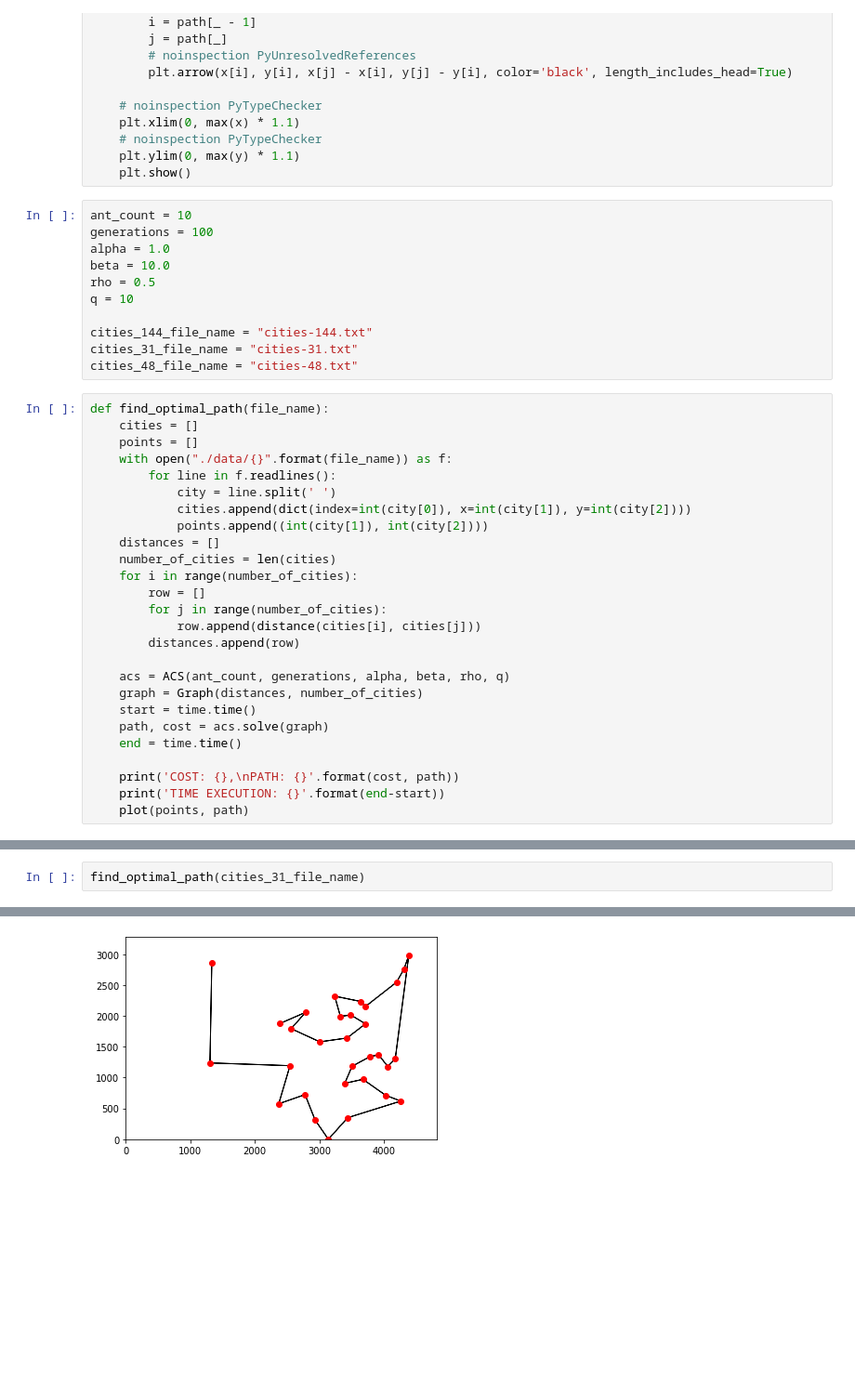
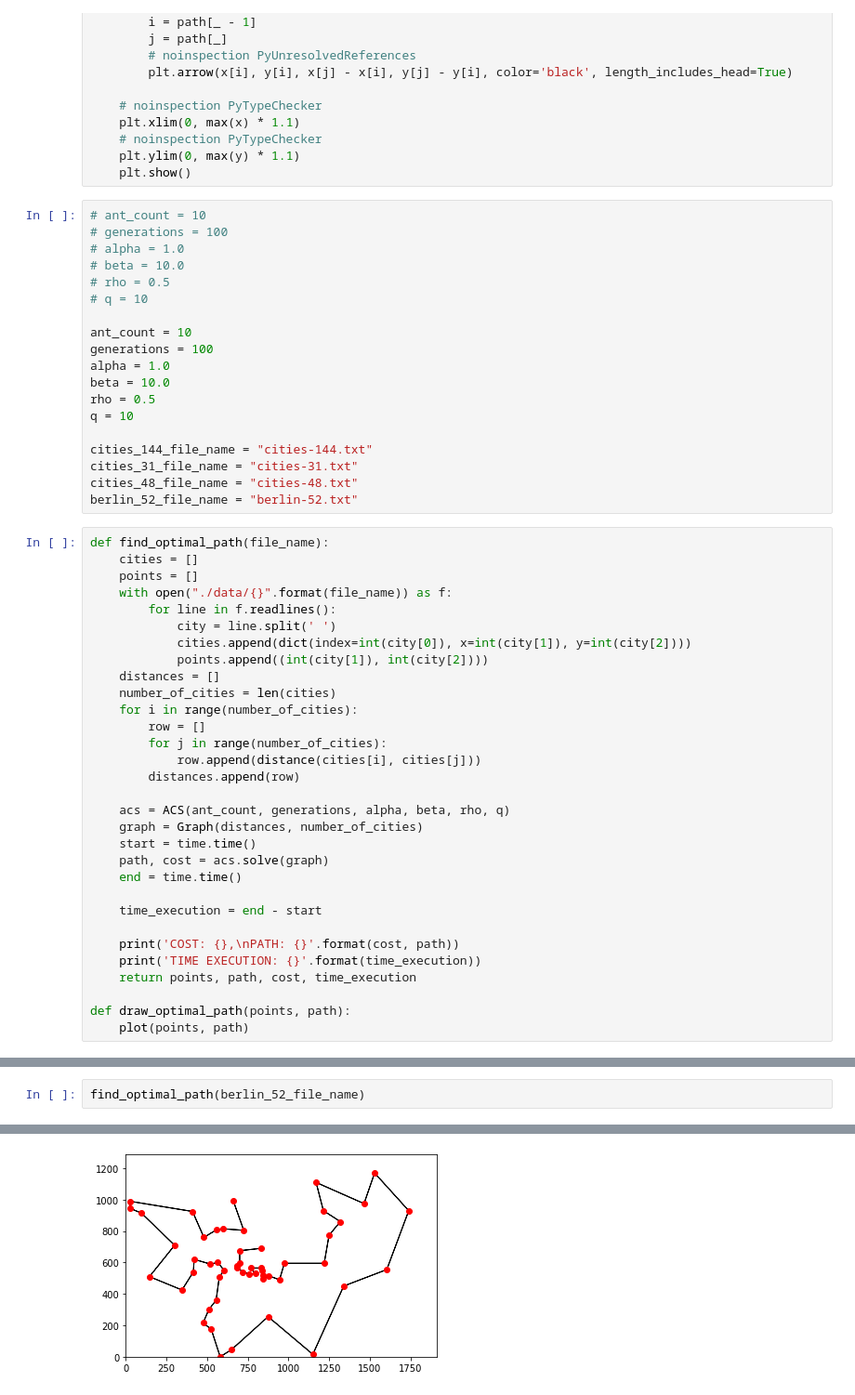
Before and after one commit to Vojkan-Cvijovic/TSP-solver, a Jupyter notebook: src/solver.ipynb, the cells around one changed output, grey strips where cells are left out. Shown at 93% size. Cells and saved outputs as stored; diff of their text form; blank space fills up the shorter version.

```diff
--- a/src/solver.ipynb
+++ b/src/solver.ipynb
@@ -188,6 +188,13 @@ def plot(points, path: list):
     plt.ylim(0, max(y) * 1.1)
     plt.show()
 # %%
+# ant_count = 10
+# generations = 100
+# alpha = 1.0
+# beta = 10.0
+# rho = 0.5
+# q = 10
+
 ant_count = 10
 generations = 100
 alpha = 1.0
@@ -198,6 +205,7 @@ q = 10
 cities_144_file_name = "cities-144.txt"
 cities_31_file_name = "cities-31.txt"
 cities_48_file_name = "cities-48.txt"
+berlin_52_file_name = "berlin-52.txt"
 # %%
 def find_optimal_path(file_name):
     cities = []
@@ -221,6 +229,11 @@ def find_optimal_path(file_name):
     path, cost = acs.solve(graph)
     end = time.time()
 
+    time_execution = end - start
+
     print('COST: {},\nPATH: {}'.format(cost, path))
-    print('TIME EXECUTION: {}'.format(end-start))
+    print('TIME EXECUTION: {}'.format(time_execution))
+    return points, path, cost, time_execution
+
+def draw_optimal_path(points, path):
     plot(points, path)
@@ -227,3 +296,3 @@ def find_optimal_path(file_name):
 # %%
-find_optimal_path(cities_31_file_name)
+find_optimal_path(berlin_52_file_name)
 # %% [output]
@@ -233 +302 @@ TIME EXECUTION: 1.9329426288604736
-[figure, old version]
+[figure, new version]
```
Also changed, not shown: parts of 8 cells of this notebook.
